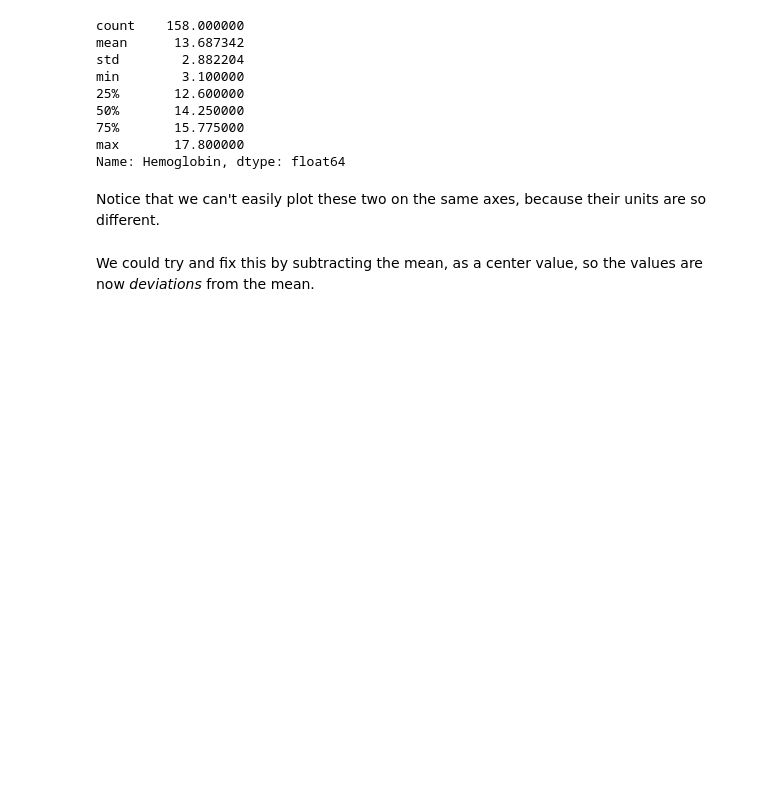
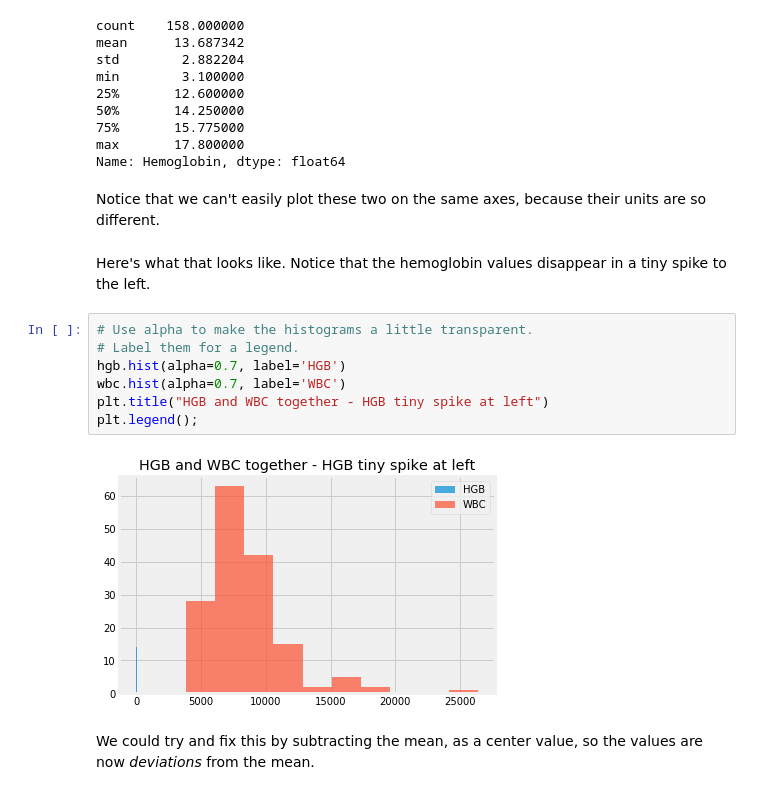
Before and after one commit to matthew-brett/cfd2019, a Jupyter notebook: notebooks/08/standard_scores.ipynb, the cells around one changed output. Cells and saved outputs as stored; diff of their text form; blank space fills up the shorter version.

Commit message:
Rework standard scores a little.
Clarification for correlation page.

```diff
--- a/notebooks/08/standard_scores.ipynb
+++ b/notebooks/08/standard_scores.ipynb
@@ -80,6 +80,17 @@ Name: Hemoglobin, dtype: float64
 # %% [markdown]
 Notice that we can't easily plot these two on the same axes, because
 their units are so different.
+# %% [markdown]
+Here's what that looks like.  Notice that the hemoglobin values disappear in a tiny spike to the left.
+# %%
+# Use alpha to make the histograms a little transparent.
+# Label them for a legend.
+hgb.hist(alpha=0.7, label='HGB')
+wbc.hist(alpha=0.7, label='WBC')
+plt.title("HGB and WBC together - HGB tiny spike at left")
+plt.legend();
+# %% [output]
+[figure, added]
 # %% [markdown]
 We could try and fix this by subtracting the mean, as a center value, so
 the values are now *deviations* from the mean.
```
Also changed, not shown: parts of 6 cells of this notebook, 3 other files.
